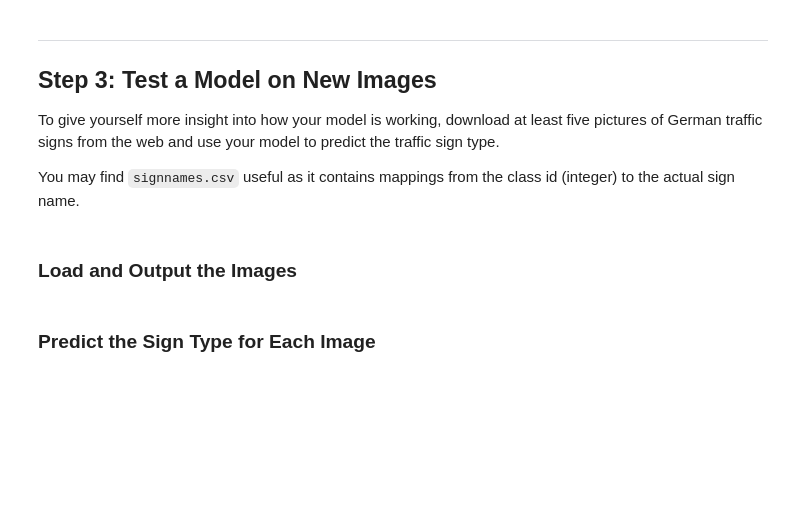
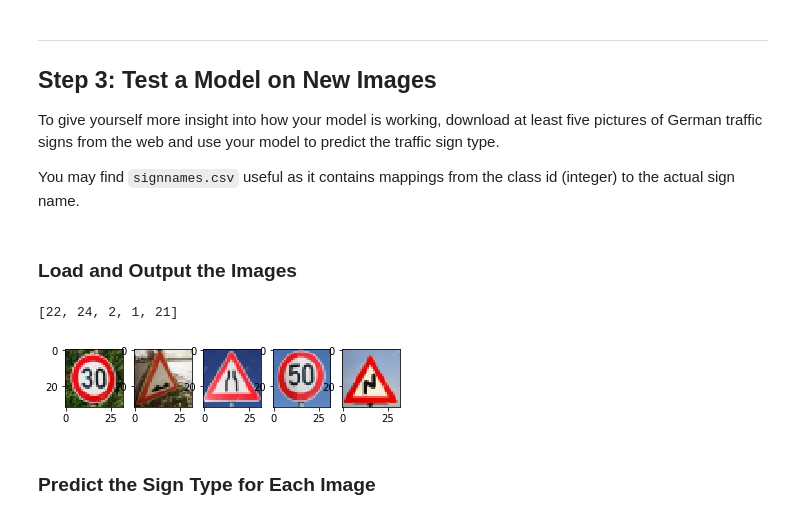
Before and after one commit to jacobnzw/CarND-Traffic-Sign-Classifier-Project, a Jupyter notebook: Traffic_Sign_Classifier.ipynb, the cells around one changed output. Cells and saved outputs as stored; diff of their text form; code cells hidden in the pictures; blank space fills up the shorter version.

```diff
--- a/Traffic_Sign_Classifier.ipynb
+++ b/Traffic_Sign_Classifier.ipynb
@@ -157,14 +162,20 @@ print('Unnormalized: Mean: {:.2f}, STD: {:.2f}'.format(X_train.mean(), X_train.v
 # plt.hist(normedX.reshape(-1), **opt)
 # print('Simple: Mean: {:.2f}, STD: {:.2f}'.format(normedX.mean(), normedX.var()))
 
+def im_norm(imgs):
+    # normalization for each channel in each image independently
+    mu = np.mean(imgs, axis=(1,2))
+    std = np.std(imgs, axis=(1,2))
+    return (imgs - mu[:, na, na, :]) / std[:, na, na, :]
 
-# normalization for each channel in each image independently
-mu = np.mean(X_train, axis=(1,2))
-std = np.std(X_train, axis=(1,2))
-X_train_normed = (X_train - mu[:, na, na, :]) / std[:, na, na, :]
+# normalize all sets
+X_train = im_norm(X_train)
+X_valid = im_norm(X_valid)
+X_test  = im_norm(X_test)
+
 plt.figure()
-a = plt.hist(X_train_normed.reshape(-1), **opt)
-print('Per-Image: Mean: {:.2f}, STD: {:.2f}'.format(X_train_normed.mean(), X_train_normed.var()))
+a = plt.hist(X_train.reshape(-1), **opt)
+print('Per-Image: Mean: {:.2f}, STD: {:.2f}'.format(X_train.mean(), X_train.var()))
 
 
 # # normalization using tf.image.per_image_standardization()
@@ -454,3 +593,31 @@ You may find `signnames.csv` useful as it contains mappings from the class id (i
+# %%
+### Load the images and plot them here.
+### Feel free to use as many code cells as needed.
+import matplotlib.image as mpimg
+import os
+test_directory = './webimg/'
+
+test_img = np.zeros((5, 32,32,3), dtype=np.uint8)
+if not os.path.isdir(test_directory):
+    # create output directory if it doesn't exist
+    os.makedirs(test_directory)
+
+listdir = os.listdir(test_directory)
+labelfile = listdir.pop(listdir.index('labels.txt'))
+with open(test_directory + labelfile, 'r') as f:
+    test_img_labels = [int(l) for l in f.readline().split(',')]
+print(test_img_labels)
+
+fig, axes = plt.subplots(1, 5)
+for imind, image in enumerate(listdir):
+    test_img[imind, ...] = mpimg.imread(test_directory + image)
+    axes[imind].imshow(test_img[imind, ...])
+
+# normalize test images from web
+test_img = im_norm(test_img)
+# %% [output]
+[22, 24, 2, 1, 21]
+[figure, added]
 # %% [markdown]
 ### Predict the Sign Type for Each Image
 # %%
```
Also changed, not shown: parts of 11 cells of this notebook, 1 other file.
